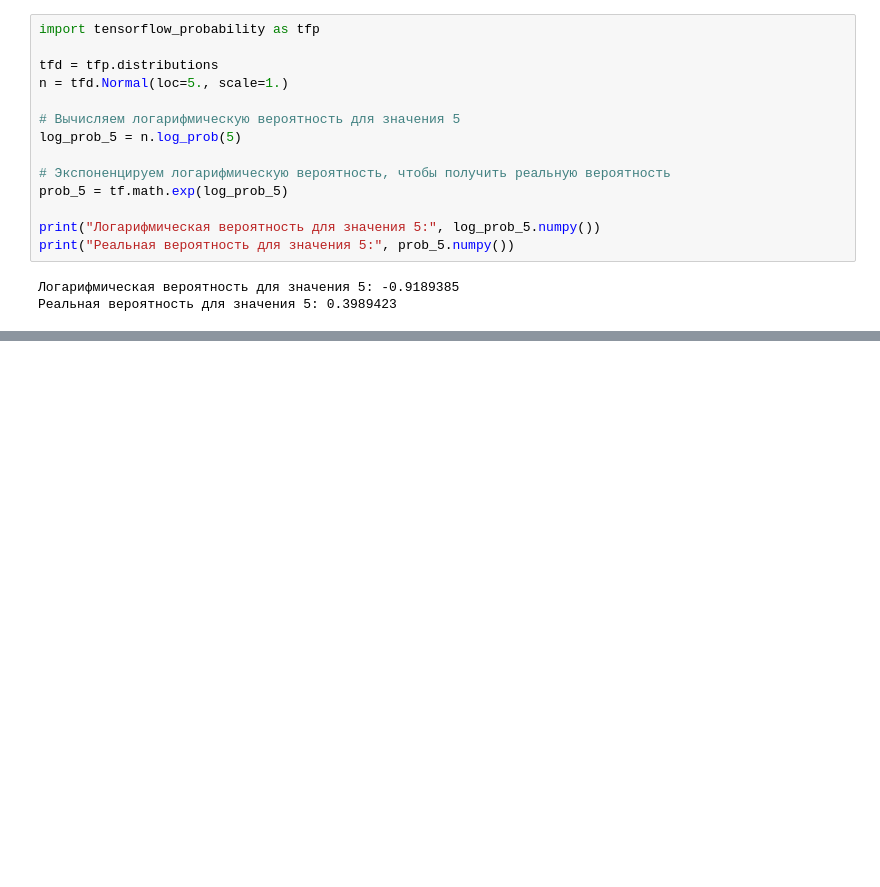
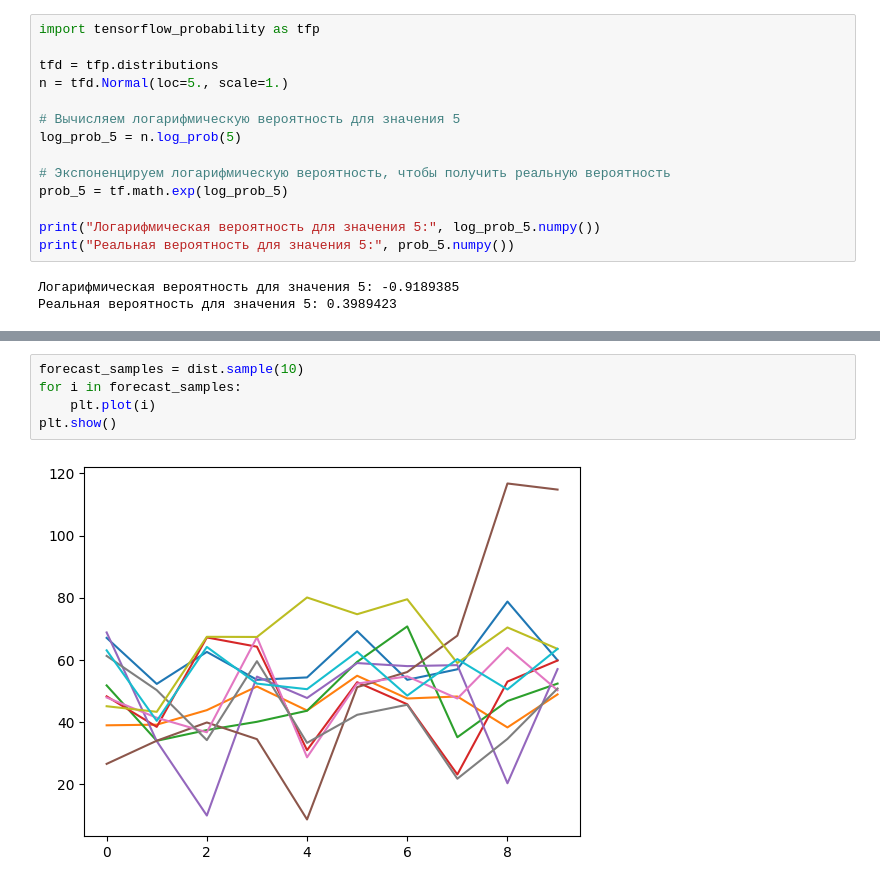
Before and after one commit to budennovsk/Pandas, a Jupyter notebook: tf_probability.ipynb, the cells around one changed output, grey strips where cells are left out. Drawn from its saved outputs; the diff is of its cells as text; blank space fills up the shorter version.

```diff
--- a/tf_probability.ipynb
+++ b/tf_probability.ipynb
@@ -110,0 +195,7 @@ print("Реальная вероятность для значения 5:", prob
+# %%
+forecast_samples = dist.sample(10)
+for i in forecast_samples:
+    plt.plot(i)
+plt.show()
+# %% [output]
+[figure, added]
```
Also changed, not shown: parts of 5 cells of this notebook.
